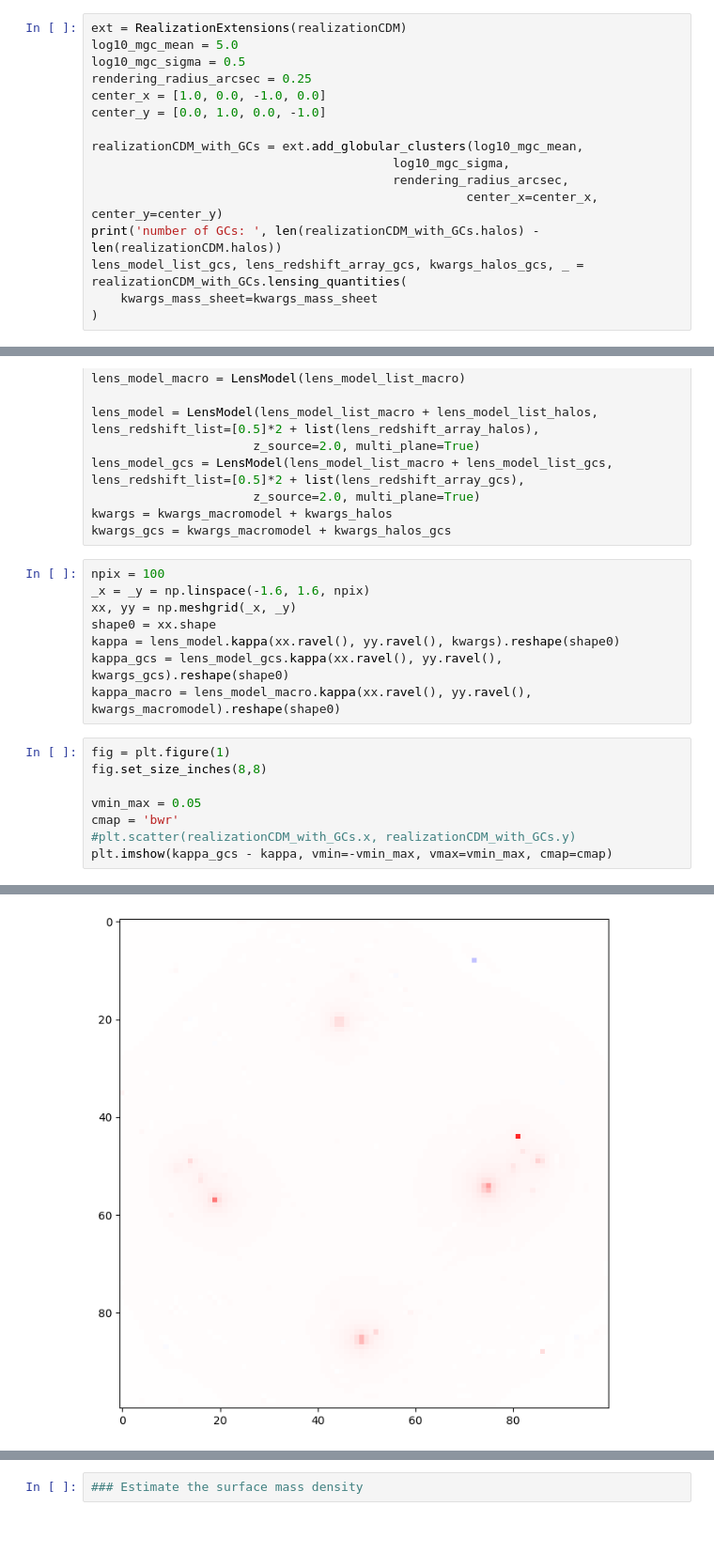
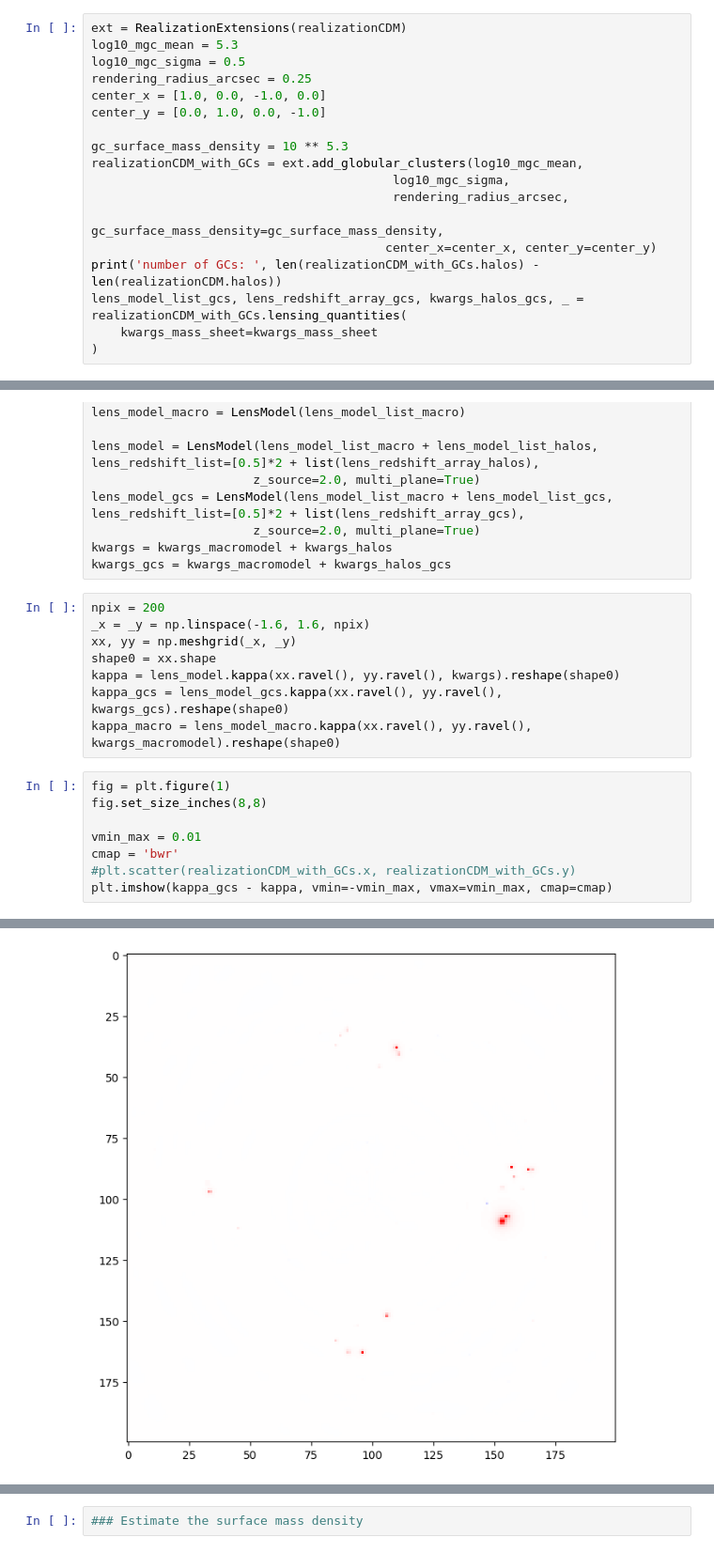
Before and after one commit to dangilman/pyHalo, a Jupyter notebook: example_notebooks/globular_clusters.ipynb, the cells around one changed output, grey strips where cells are left out. Shown at 94% size. Cells and saved outputs as stored; diff of their text form.

```diff
--- a/example_notebooks/globular_clusters.ipynb
+++ b/example_notebooks/globular_clusters.ipynb
@@ -41,16 +41,18 @@ R_{\rm{gc}} = R \left(m/10^5\right)^{1/3}
 Given the total mass $m$ and $r_c = R_{\rm{gc}} / c$, we can solve for $\rho_0$
 # %%
 ext = RealizationExtensions(realizationCDM)
-log10_mgc_mean = 5.0
+log10_mgc_mean = 5.3
 log10_mgc_sigma = 0.5
 rendering_radius_arcsec = 0.25
 center_x = [1.0, 0.0, -1.0, 0.0]
 center_y = [0.0, 1.0, 0.0, -1.0]
 
+gc_surface_mass_density = 10 ** 5.3
 realizationCDM_with_GCs = ext.add_globular_clusters(log10_mgc_mean,
                                          log10_mgc_sigma,
                                          rendering_radius_arcsec,
-                                                   center_x=center_x, center_y=center_y)
+                                        gc_surface_mass_density=gc_surface_mass_density,
+                                        center_x=center_x, center_y=center_y)
 print('number of GCs: ', len(realizationCDM_with_GCs.halos) - len(realizationCDM.halos))
 lens_model_list_gcs, lens_redshift_array_gcs, kwargs_halos_gcs, _ = realizationCDM_with_GCs.lensing_quantities(
     kwargs_mass_sheet=kwargs_mass_sheet
@@ -70,7 +72,7 @@ lens_model_gcs = LensModel(lens_model_list_macro + lens_model_list_gcs, lens_red
 kwargs = kwargs_macromodel + kwargs_halos
 kwargs_gcs = kwargs_macromodel + kwargs_halos_gcs
 # %%
-npix = 100
+npix = 200
 _x = _y = np.linspace(-1.6, 1.6, npix)
 xx, yy = np.meshgrid(_x, _y)
 shape0 = xx.shape
@@ -80,14 +82,14 @@ kappa_macro = lens_model_macro.kappa(xx.ravel(), yy.ravel(), kwargs_macromodel).
 # %%
 fig = plt.figure(1)
 fig.set_size_inches(8,8)
 
-vmin_max = 0.05
+vmin_max = 0.01
 cmap = 'bwr'
 #plt.scatter(realizationCDM_with_GCs.x, realizationCDM_with_GCs.y)
 plt.imshow(kappa_gcs - kappa, vmin=-vmin_max, vmax=vmin_max, cmap=cmap)
 # %% [output]
 <matplotlib.image.AxesImage at 0x...>
-[figure, old version]
+[figure, new version]
 # %%
 fig = plt.figure(1)
 fig.set_size_inches(8,8)
```
Also changed, not shown: parts of 13 cells of this notebook.
